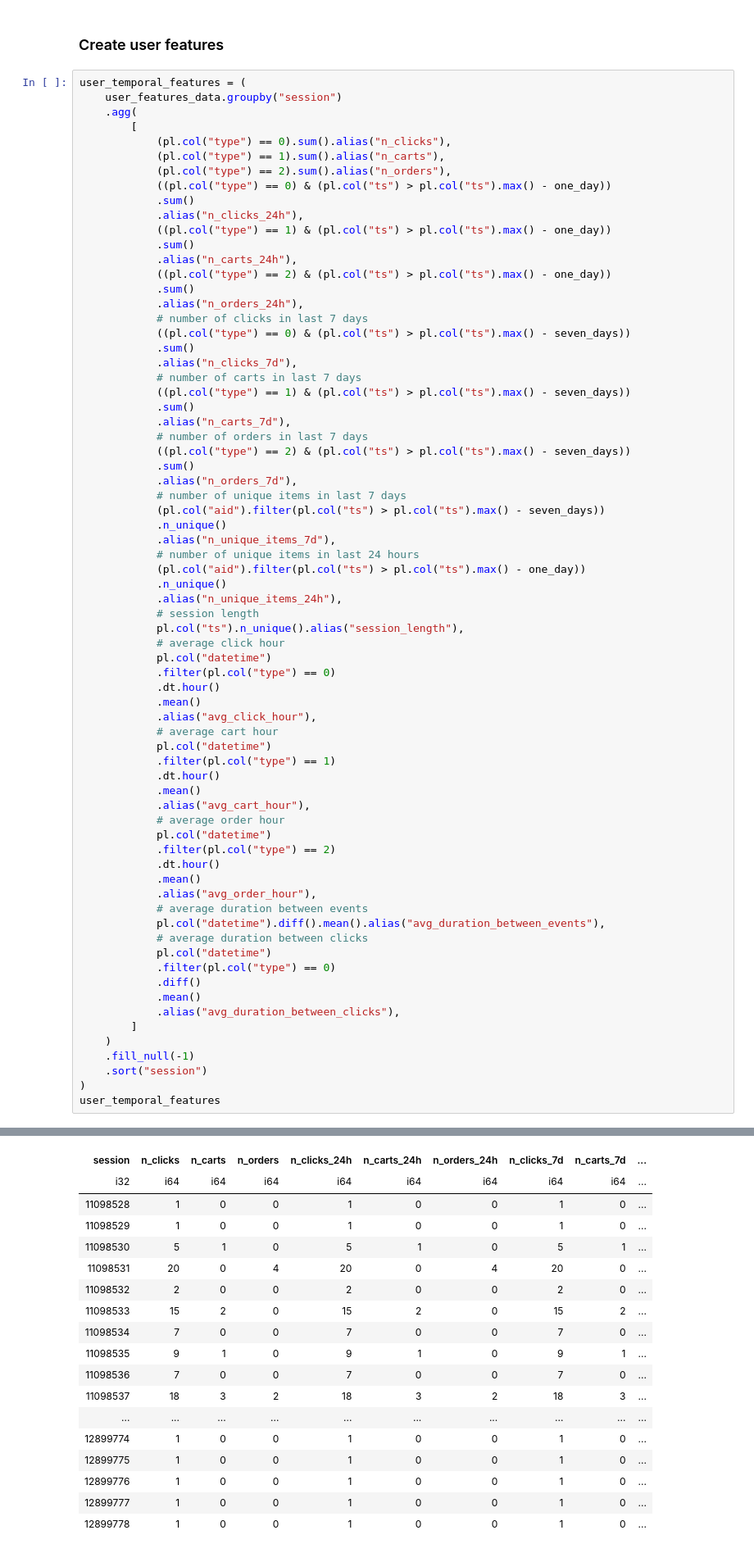
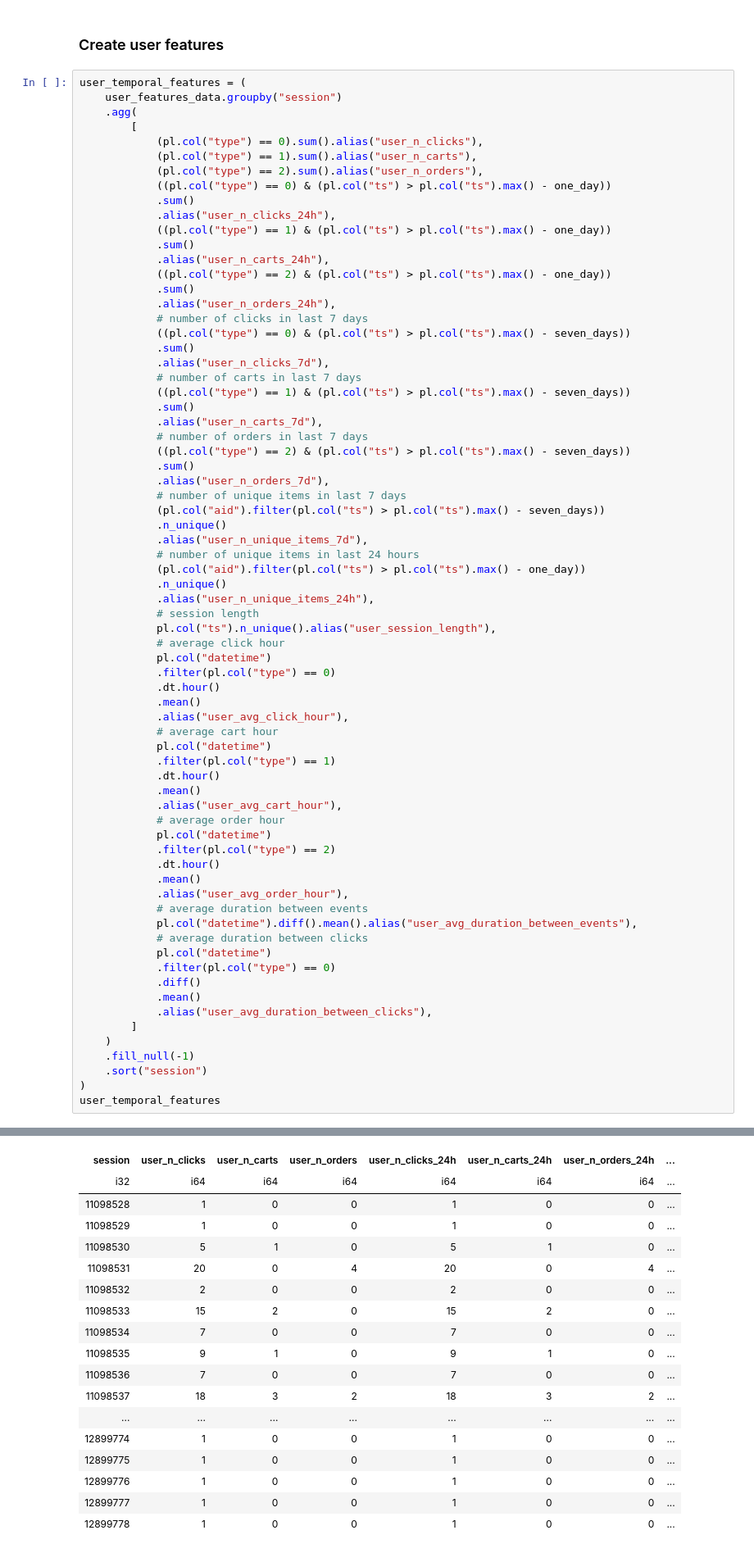
Before and after one commit to parthpankajtiwary/otto-recsys, a Jupyter notebook: notebooks/Otto-Recsys-Ranking-candidate-dataframe.ipynb, the cells around one changed output, grey strips where cells are left out. Shown at 82% size. Drawn from its saved outputs; the diff is of its cells as text.

```diff
--- a/notebooks/Otto-Recsys-Ranking-candidate-dataframe.ipynb
+++ b/notebooks/Otto-Recsys-Ranking-candidate-dataframe.ipynb
@@ -240,90 +238,90 @@ user_temporal_features = (
     user_features_data.groupby("session")
     .agg(
         [
-            (pl.col("type") == 0).sum().alias("n_clicks"),
-            (pl.col("type") == 1).sum().alias("n_carts"),
-            (pl.col("type") == 2).sum().alias("n_orders"),
+            (pl.col("type") == 0).sum().alias("user_n_clicks"),
+            (pl.col("type") == 1).sum().alias("user_n_carts"),
+            (pl.col("type") == 2).sum().alias("user_n_orders"),
             ((pl.col("type") == 0) & (pl.col("ts") > pl.col("ts").max() - one_day))
             .sum()
-            .alias("n_clicks_24h"),
+            .alias("user_n_clicks_24h"),
             ((pl.col("type") == 1) & (pl.col("ts") > pl.col("ts").max() - one_day))
             .sum()
-            .alias("n_carts_24h"),
+            .alias("user_n_carts_24h"),
             ((pl.col("type") == 2) & (pl.col("ts") > pl.col("ts").max() - one_day))
             .sum()
-            .alias("n_orders_24h"),
+            .alias("user_n_orders_24h"),
             # number of clicks in last 7 days
             ((pl.col("type") == 0) & (pl.col("ts") > pl.col("ts").max() - seven_days))
             .sum()
-            .alias("n_clicks_7d"),
+            .alias("user_n_clicks_7d"),
             # number of carts in last 7 days
             ((pl.col("type") == 1) & (pl.col("ts") > pl.col("ts").max() - seven_days))
             .sum()
-            .alias("n_carts_7d"),
+            .alias("user_n_carts_7d"),
             # number of orders in last 7 days
             ((pl.col("type") == 2) & (pl.col("ts") > pl.col("ts").max() - seven_days))
             .sum()
-            .alias("n_orders_7d"),
+            .alias("user_n_orders_7d"),
             # number of unique items in last 7 days
             (pl.col("aid").filter(pl.col("ts") > pl.col("ts").max() - seven_days))
             .n_unique()
-            .alias("n_unique_items_7d"),
+            .alias("user_n_unique_items_7d"),
             # number of unique items in last 24 hours
             (pl.col("aid").filter(pl.col("ts") > pl.col("ts").max() - one_day))
             .n_unique()
-            .alias("n_unique_items_24h"),
+            .alias("user_n_unique_items_24h"),
             # session length
-            pl.col("ts").n_unique().alias("session_length"),
+            pl.col("ts").n_unique().alias("user_session_length"),
             # average click hour
             pl.col("datetime")
             .filter(pl.col("type") == 0)
             .dt.hour()
             .mean()
-            .alias("avg_click_hour"),
+            .alias("user_avg_click_hour"),
             # average cart hour
             pl.col("datetime")
             .filter(pl.col("type") == 1)
             .dt.hour()
             .mean()
-            .alias("avg_cart_hour"),
+            .alias("user_avg_cart_hour"),
             # average order hour
             pl.col("datetime")
             .filter(pl.col("type") == 2)
             .dt.hour()
             .mean()
-            .alias("avg_order_hour"),
+            .alias("user_avg_order_hour"),
             # average duration between events
-            pl.col("datetime").diff().mean().alias("avg_duration_between_events"),
+            pl.col("datetime").diff().mean().alias("user_avg_duration_between_events"),
             # average duration between clicks
             pl.col("datetime")
             .filter(pl.col("type") == 0)
             .diff()
             .mean()
-            .alias("avg_duration_between_clicks"),
+            .alias("user_avg_duration_between_clicks"),
         ]
     )
     .fill_null(-1)
     .sort("session")
 )
 user_temporal_features
 # %% [output]
 shape: (1801251, 18)
-| session | n_clicks | n_carts | n_orders | n_clicks_24h | n_carts_24h | n_orders_24h | n_clicks_7d | n_carts_7d | ... |
-| i32 | i64 | i64 | i64 | i64 | i64 | i64 | i64 | i64 | ... |
-| 11098528 | 1 | 0 | 0 | 1 | 0 | 0 | 1 | 0 | ... |
-| 11098529 | 1 | 0 | 0 | 1 | 0 | 0 | 1 | 0 | ... |
-| 11098530 | 5 | 1 | 0 | 5 | 1 | 0 | 5 | 1 | ... |
-| 11098531 | 20 | 0 | 4 | 20 | 0 | 4 | 20 | 0 | ... |
-| 11098532 | 2 | 0 | 0 | 2 | 0 | 0 | 2 | 0 | ... |
-| 11098533 | 15 | 2 | 0 | 15 | 2 | 0 | 15 | 2 | ... |
-| 11098534 | 7 | 0 | 0 | 7 | 0 | 0 | 7 | 0 | ... |
-| 11098535 | 9 | 1 | 0 | 9 | 1 | 0 | 9 | 1 | ... |
-| 11098536 | 7 | 0 | 0 | 7 | 0 | 0 | 7 | 0 | ... |
-| 11098537 | 18 | 3 | 2 | 18 | 3 | 2 | 18 | 3 | ... |
-| ... | ... | ... | ... | ... | ... | ... | ... | ... | ... |
-| 12899774 | 1 | 0 | 0 | 1 | 0 | 0 | 1 | 0 | ... |
-| 12899775 | 1 | 0 | 0 | 1 | 0 | 0 | 1 | 0 | ... |
-| 12899776 | 1 | 0 | 0 | 1 | 0 | 0 | 1 | 0 | ... |
-| 12899777 | 1 | 0 | 0 | 1 | 0 | 0 | 1 | 0 | ... |
-| 12899778 | 1 | 0 | 0 | 1 | 0 | 0 | 1 | 0 | ... |
+| session | user_n_clicks | user_n_carts | user_n_orders | user_n_clicks_24h | user_n_carts_24h | user_n_orders_24h | ... |
+| i32 | i64 | i64 | i64 | i64 | i64 | i64 | ... |
+| 11098528 | 1 | 0 | 0 | 1 | 0 | 0 | ... |
+| 11098529 | 1 | 0 | 0 | 1 | 0 | 0 | ... |
+| 11098530 | 5 | 1 | 0 | 5 | 1 | 0 | ... |
+| 11098531 | 20 | 0 | 4 | 20 | 0 | 4 | ... |
+| 11098532 | 2 | 0 | 0 | 2 | 0 | 0 | ... |
+| 11098533 | 15 | 2 | 0 | 15 | 2 | 0 | ... |
+| 11098534 | 7 | 0 | 0 | 7 | 0 | 0 | ... |
+| 11098535 | 9 | 1 | 0 | 9 | 1 | 0 | ... |
+| 11098536 | 7 | 0 | 0 | 7 | 0 | 0 | ... |
+| 11098537 | 18 | 3 | 2 | 18 | 3 | 2 | ... |
+| ... | ... | ... | ... | ... | ... | ... | ... |
+| 12899774 | 1 | 0 | 0 | 1 | 0 | 0 | ... |
+| 12899775 | 1 | 0 | 0 | 1 | 0 | 0 | ... |
+| 12899776 | 1 | 0 | 0 | 1 | 0 | 0 | ... |
+| 12899777 | 1 | 0 | 0 | 1 | 0 | 0 | ... |
+| 12899778 | 1 | 0 | 0 | 1 | 0 | 0 | ... |
 # %%
```
Also changed, not shown: parts of 25 cells of this notebook.
